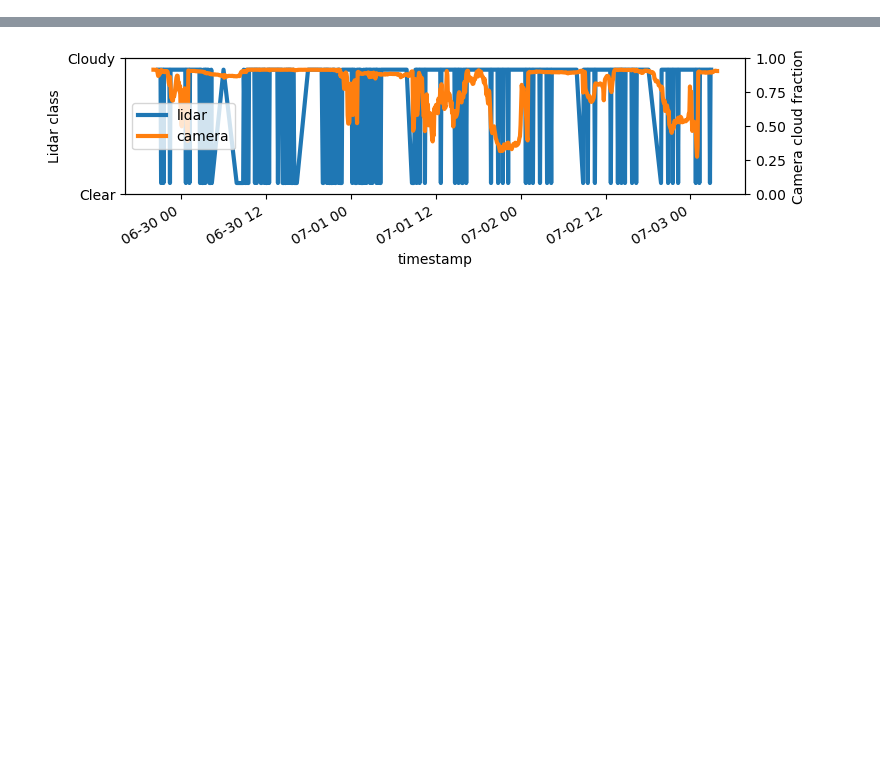
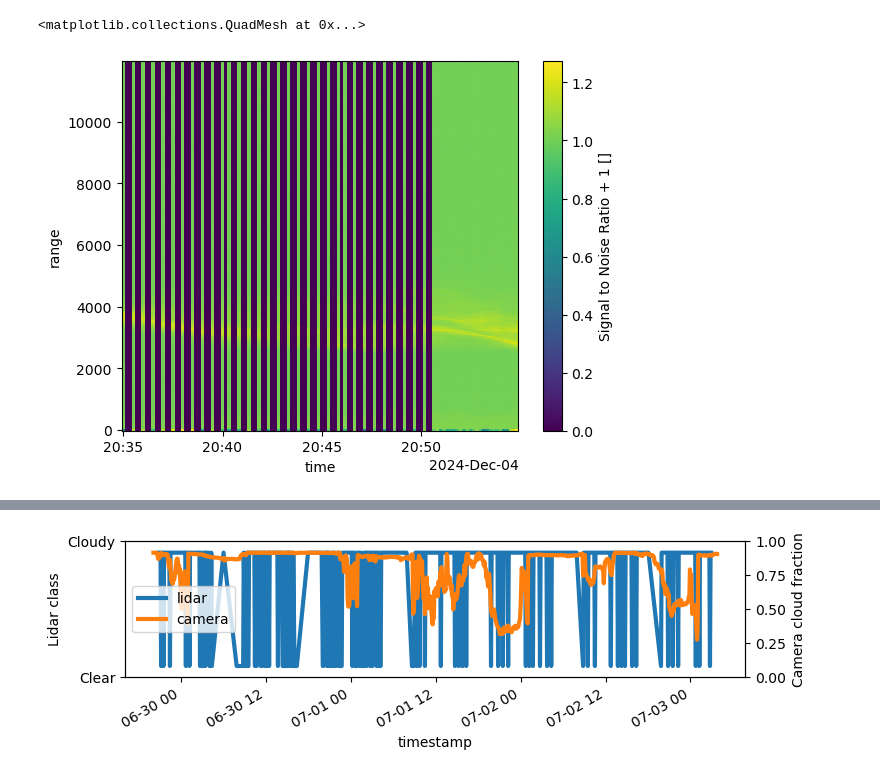
Before and after one commit to rcjackson/wfip3, a Jupyter notebook: notebooks/Untitled.ipynb, the cells around one changed output, grey strips where cells are left out. Drawn from its saved outputs; the diff is of its cells as text; code cells hidden in the pictures; blank space fills up the shorter version.

```diff
--- a/notebooks/Untitled.ipynb
+++ b/notebooks/Untitled.ipynb
@@ -40,0 +55,3 @@ duckdb.query("SELECT value FROM df_lidar WHERE name = 'weather.classifier.class'
+# %%
+ds = xr.open_dataset('caco.lidarspectra.z02.c1.20241204.203500.nc')
+ds
@@ -40,0 +100,5 @@ duckdb.query("SELECT value FROM df_lidar WHERE name = 'weather.classifier.class'
+# %%
+ds['intensity'].T.plot()
+# %% [output]
+<matplotlib.collections.QuadMesh at 0x...>
+[figure, added]
```
Also changed, not shown: parts of 7 cells of this notebook, 10 other files.
